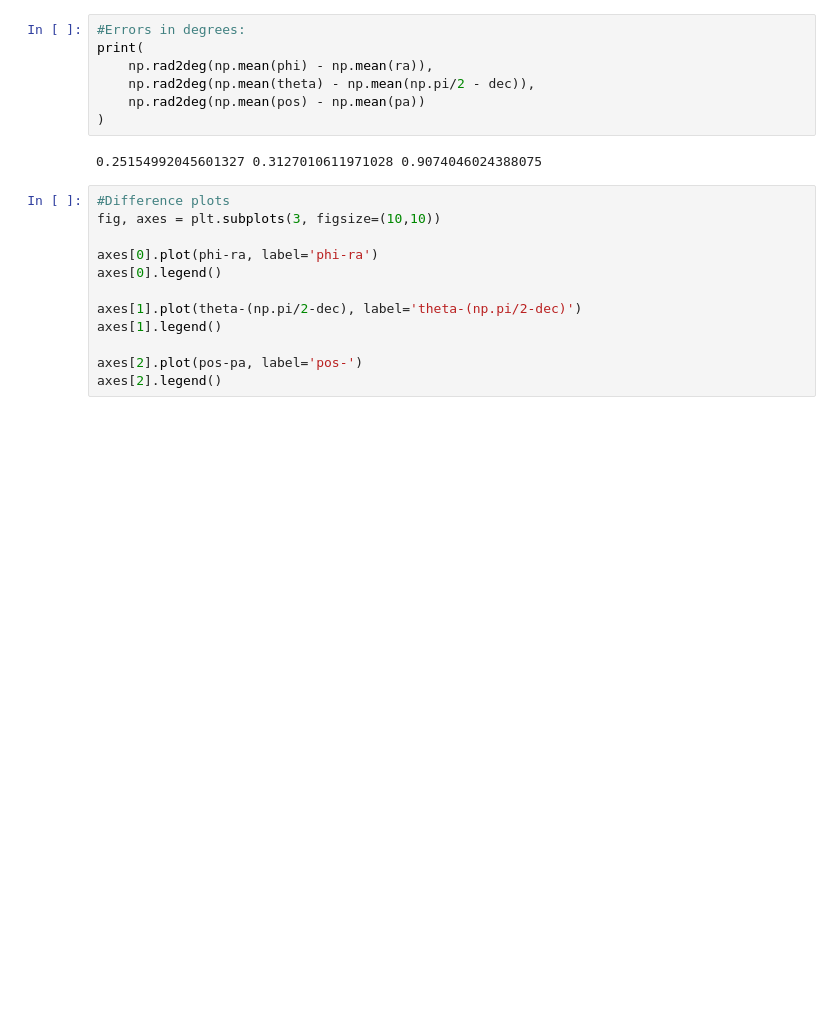
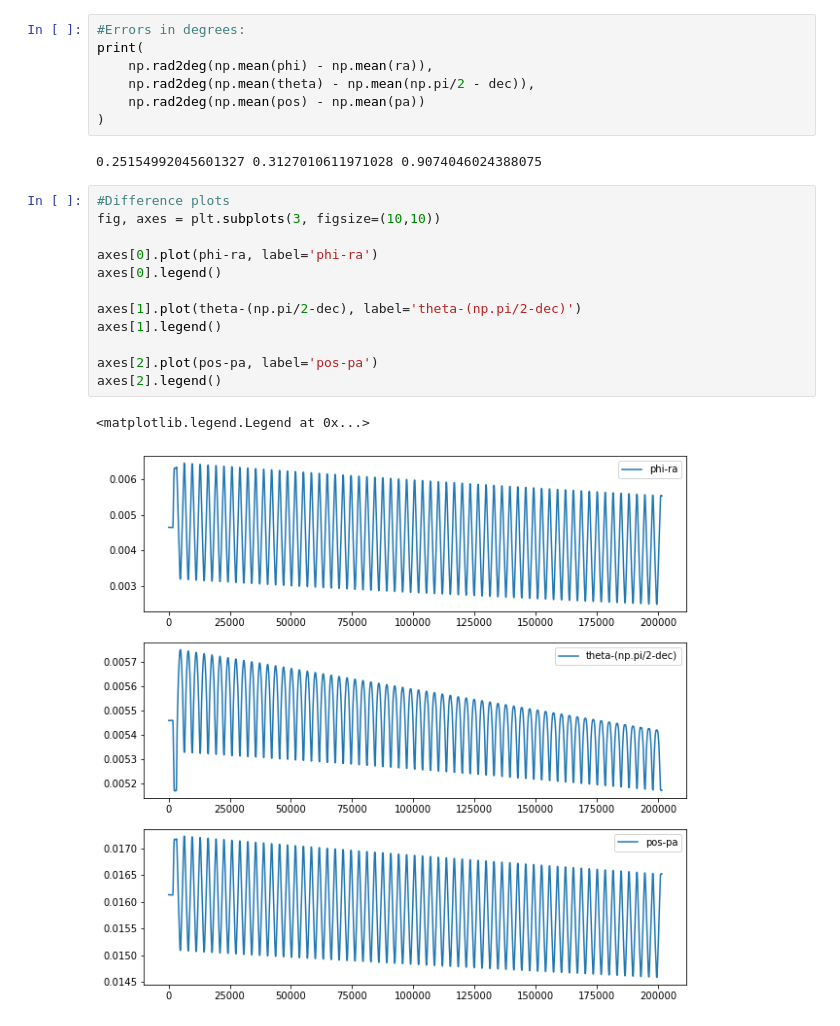
Before and after one commit to catyz/maps, a Jupyter notebook: pointing_test.ipynb, the cells around one changed output. Saved outputs shown, nothing was run; the diff lists cells and outputs as text; blank space fills up the shorter version.

```diff
--- a/pointing_test.ipynb
+++ b/pointing_test.ipynb
@@ -109,12 +109,15 @@ print(
 # %%
 #Difference plots
 fig, axes = plt.subplots(3, figsize=(10,10))
 
 axes[0].plot(phi-ra, label='phi-ra')
 axes[0].legend()
 
 axes[1].plot(theta-(np.pi/2-dec), label='theta-(np.pi/2-dec)')
 axes[1].legend()
 
-axes[2].plot(pos-pa, label='pos-')
+axes[2].plot(pos-pa, label='pos-pa')
 axes[2].legend()
+# %% [output]
+<matplotlib.legend.Legend at 0x...>
+[figure, added]
```
